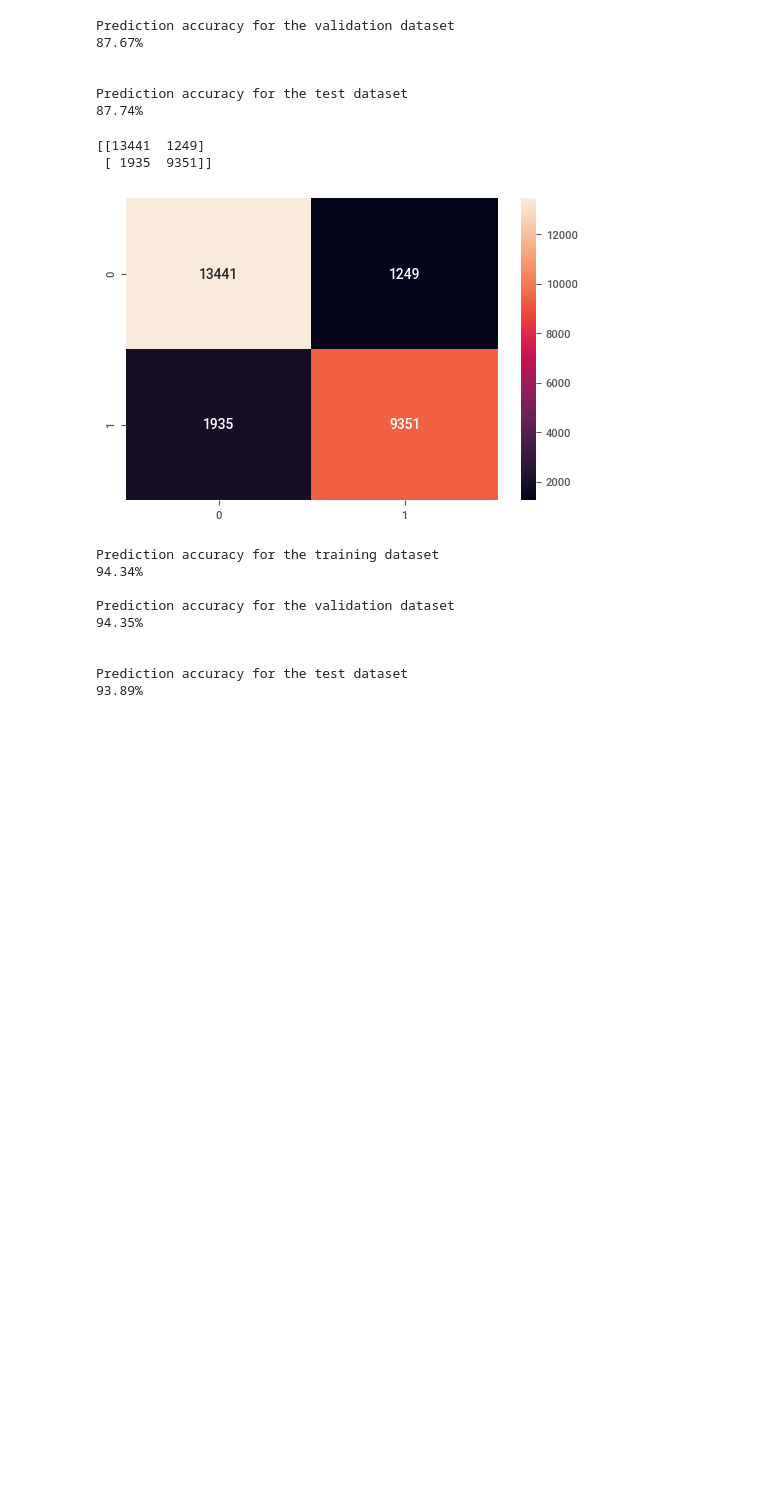
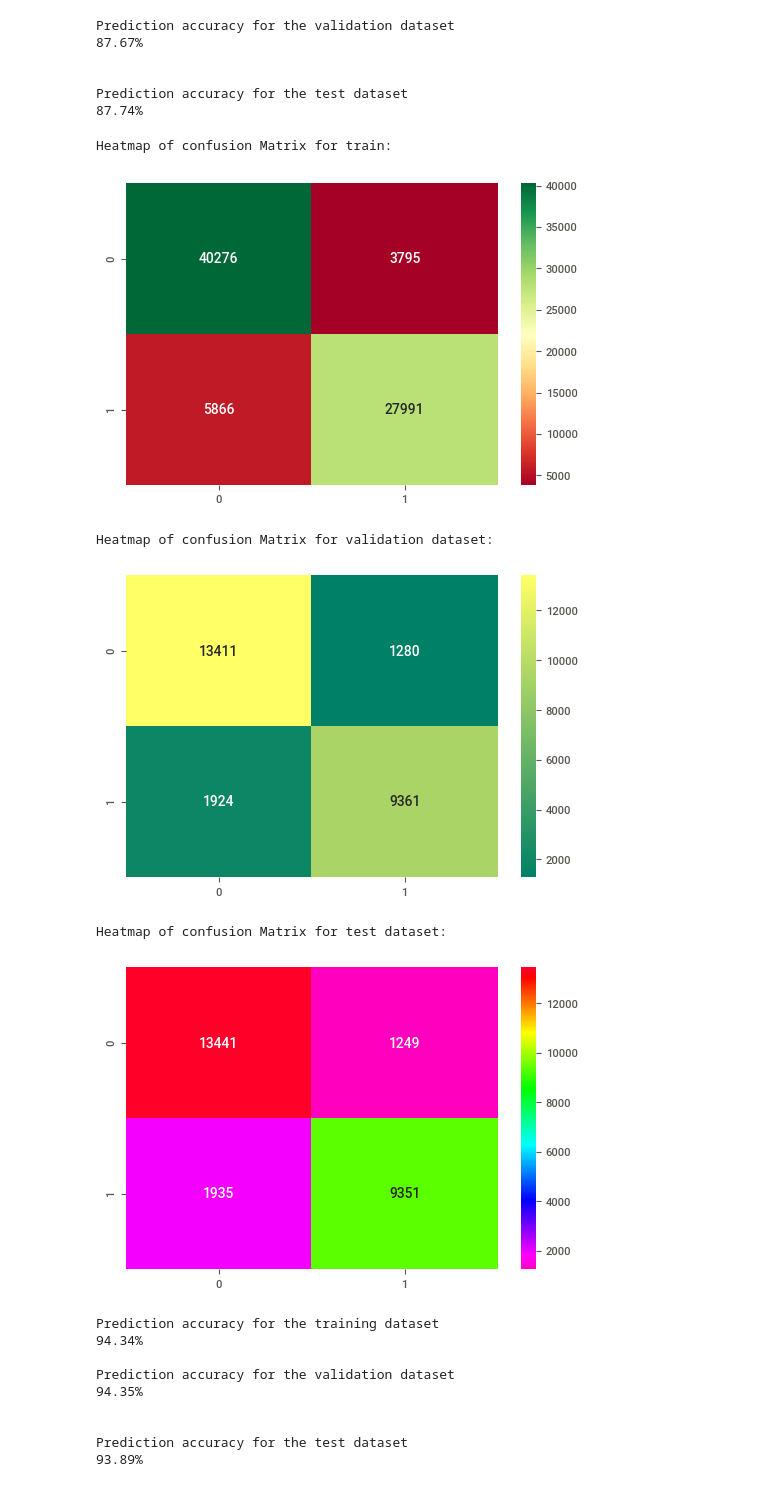
Before and after one commit to sidchaubey/Machine-Hack-Hackathons, a Jupyter notebook: Usecase_Final.ipynb, the cells around one changed output. Saved outputs shown, nothing was run; the diff lists cells and outputs as text; code cells hidden in the pictures; blank space fills up the shorter version.

```diff
--- a/Usecase_Final.ipynb
+++ b/Usecase_Final.ipynb
@@ -550,16 +579,40 @@ Prediction accuracy for the validation dataset
 
 Prediction accuracy for the test dataset
 87.74%
-# %%
-confusion_matrix_lr = confusion_matrix(y_test, pred_test)
-print(confusion_matrix_lr)
-
-confusion_matrix_df = pd.DataFrame(confusion_matrix_lr, index=["0","1"], columns=["0", "1"])
-sns.heatmap(confusion_matrix_df, annot=True, fmt=".0f");
-# %% [output]
-[[13441  1249]
- [ 1935  9351]]
-[figure, removed]
+# %%
+print("Heatmap of confusion Matrix for train: ")
+confusion_matrix_train = confusion_matrix(y_train, pred_train)
+# print(confusion_matrix_train)
+confusion_matrix_df_train = pd.DataFrame(confusion_matrix_train, index=["0","1"], columns=["0", "1"])
+sns.heatmap(confusion_matrix_df_train, annot=True, fmt=".0f",cmap="RdYlGn");
+plt.show()
+print(" ")
+print(" ")
+
+print("Heatmap of confusion Matrix for validation dataset: ")
+confusion_matrix_val = confusion_matrix(y_cv, pred_val)
+# print(confusion_matrix_val)
+confusion_matrix_df_val = pd.DataFrame(confusion_matrix_val, index=["0","1"], columns=["0", "1"])
+sns.heatmap(confusion_matrix_df_val, annot=True, fmt=".0f", cmap="summer");
+plt.show()
+print(" ")
+print(" ")
+
+print("Heatmap of confusion Matrix for test dataset: ")
+confusion_matrix_test = confusion_matrix(y_test, pred_test)
+# print(confusion_matrix_test)
+confusion_matrix_df_test = pd.DataFrame(confusion_matrix_test, index=["0","1"], columns=["0", "1"])
+sns.heatmap(confusion_matrix_df_test, annot=True, fmt=".0f",cmap='gist_rainbow_r');
+plt.show()
+print(" ")
+print(" ")
+# %% [output]
+Heatmap of confusion Matrix for train:
+[figure, added]
+Heatmap of confusion Matrix for validation dataset:
+[figure, added]
+Heatmap of confusion Matrix for test dataset:
+[figure, added]
 # %%
 # Create a SVC classifier using an RBF kernel
 cls = svm.SVC(kernel='rbf', random_state=0, gamma=.01, C=1)
```
Also changed, not shown: parts of 10 cells of this notebook.
